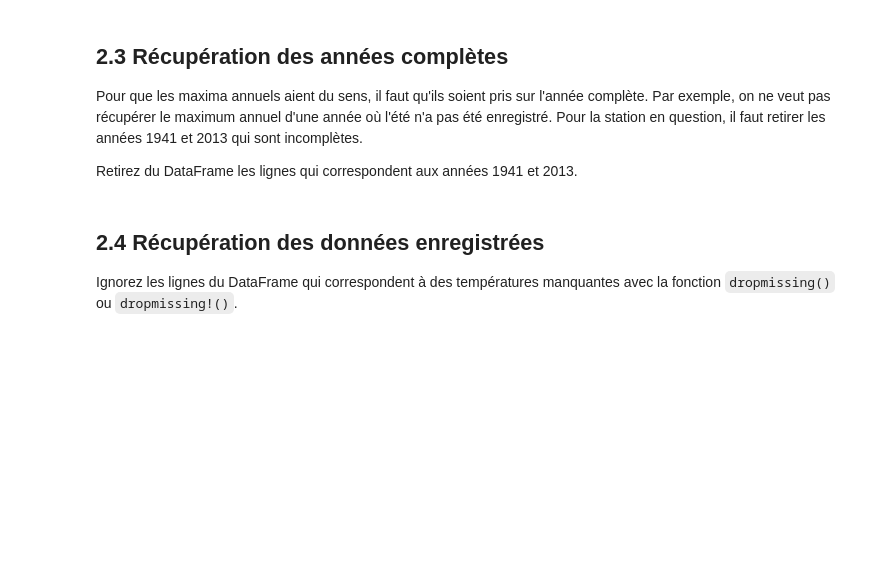
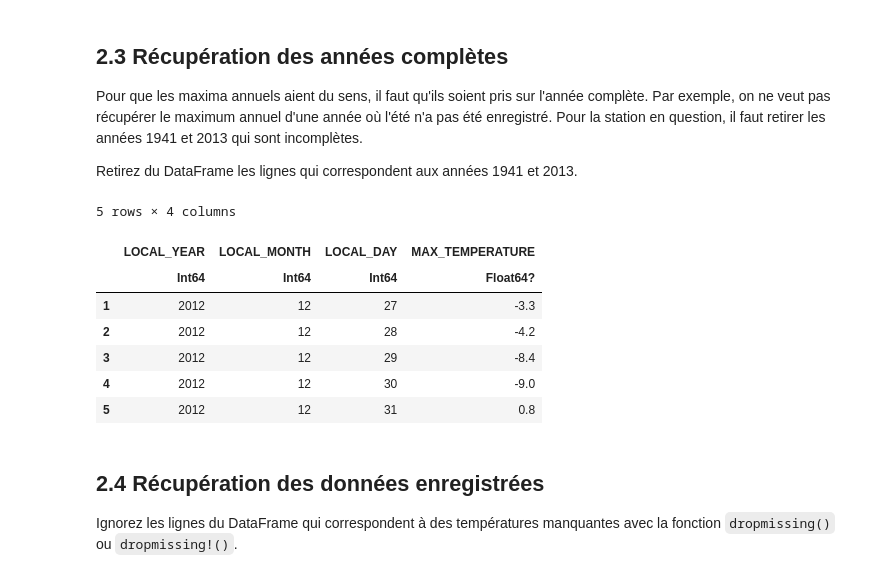
Before and after one commit to Sikap/MTH3302, a Jupyter notebook: TD1/TD1.ipynb, the cells around one changed output. Cells and saved outputs as stored; diff of their text form; code cells hidden in the pictures; blank space fills up the shorter version.

```diff
--- a/TD1/TD1.ipynb
+++ b/TD1/TD1.ipynb
@@ -208,6 +230,19 @@ du DataFrame avec la fonction `select()` ou `select!()`.
 Pour que les maxima annuels aient du sens, il faut qu'ils soient pris sur l'année complète. Par exemple, on ne veut pas récupérer le maximum annuel d'une année où l'été n'a pas été enregistré. Pour la station en question, il faut retirer les années 1941 et 2013 qui sont incomplètes.
 
 Retirez du DataFrame les lignes qui correspondent aux années 1941 et 2013.
+# %%
+fulldata = filter(row -> row.LOCAL_YEAR > 1941, data)
+filter!(row -> row.LOCAL_YEAR < 2013, fulldata)
+last(fulldata, 5)
+# %% [output]
+5 rows × 4 columns
+|  | LOCAL_YEAR | LOCAL_MONTH | LOCAL_DAY | MAX_TEMPERATURE |
+|  | Int64 | Int64 | Int64 | Float64? |
+| 1 | 2012 | 12 | 27 | -3.3 |
+| 2 | 2012 | 12 | 28 | -4.2 |
+| 3 | 2012 | 12 | 29 | -8.4 |
+| 4 | 2012 | 12 | 30 | -9.0 |
+| 5 | 2012 | 12 | 31 | 0.8 |
 # %% [markdown]
 ## 2.4 Récupération des données enregistrées
 
```
Also changed, not shown: parts of 13 cells of this notebook, 1 other file.
